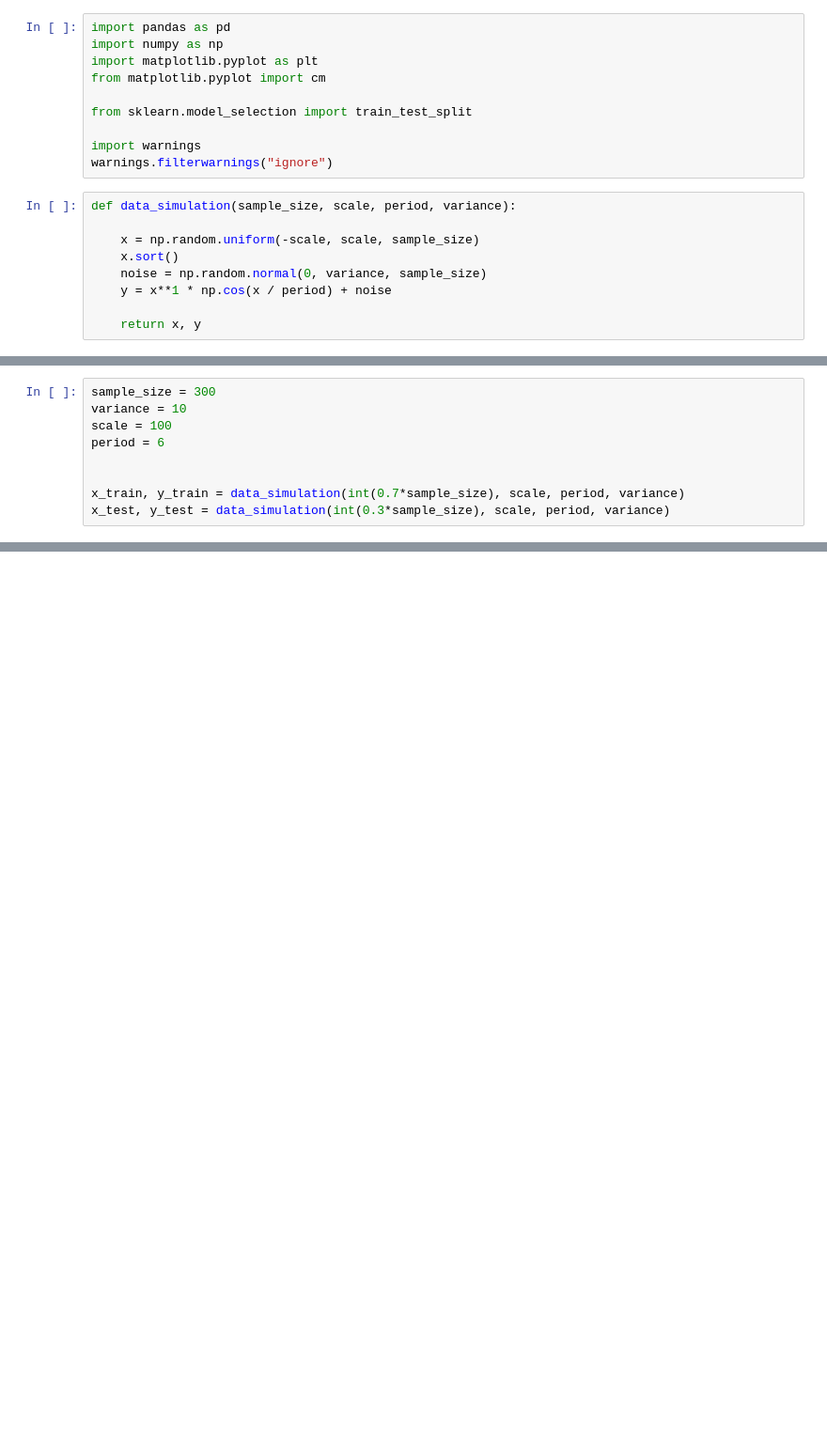
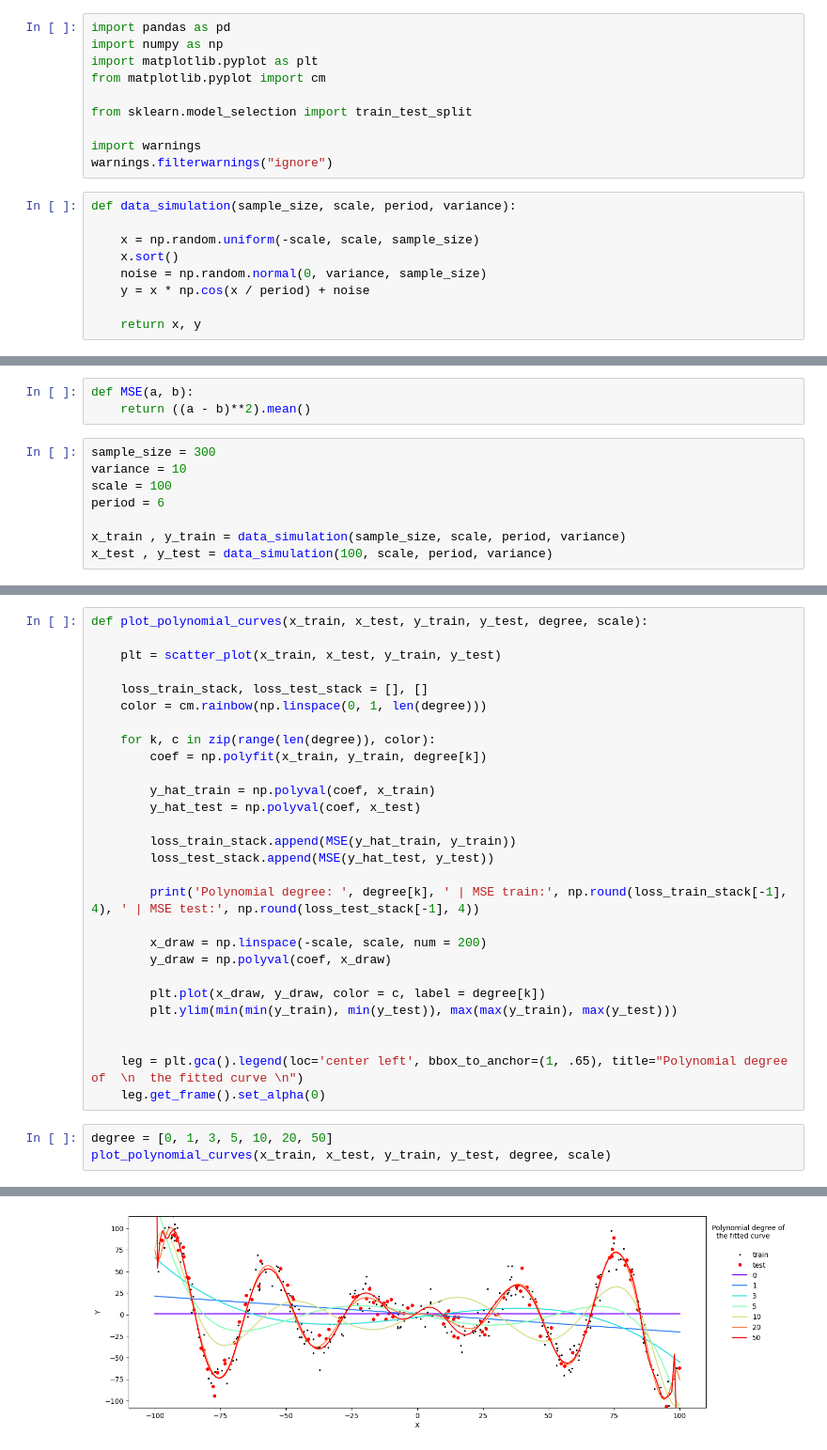
Before and after one commit to mus514/Machine-Learning-With-Python, a Jupyter notebook: intro/utilities.ipynb, the cells around one changed output, grey strips where cells are left out. Shown at 94% size. Saved outputs shown, nothing was run; the diff lists cells and outputs as text; blank space fills up the shorter version.

```diff
--- a/intro/utilities.ipynb
+++ b/intro/utilities.ipynb
@@ -14,7 +14,7 @@ def data_simulation(sample_size, scale, period, variance):
     x = np.random.uniform(-scale, scale, sample_size)
     x.sort()
     noise = np.random.normal(0, variance, sample_size)
-    y = x**1 * np.cos(x / period) + noise
+    y = x * np.cos(x / period) + noise
 
     return x, y
 # %%
@@ -29,11 +29,13 @@ def scatter_plot(x_train, x_test, y_train, y_test):
     leg.get_frame().set_alpha(0)
     return plt
+# %%
+def MSE(a, b):
+    return ((a - b)**2).mean()
 # %%
 sample_size = 300
 variance = 10
 scale = 100
 period = 6
 
-
-x_train, y_train = data_simulation(int(0.7*sample_size), scale, period, variance)
-x_test, y_test = data_simulation(int(0.3*sample_size), scale, period, variance)
+x_train , y_train = data_simulation(sample_size, scale, period, variance)
+x_test , y_test = data_simulation(100, scale, period, variance)
@@ -64,0 +42,32 @@ array([-1.        , -0.98994975, -0.9798995 , -0.96984925, -0.95979899,
+# %%
+def plot_polynomial_curves(x_train, x_test, y_train, y_test, degree, scale):
+
+    plt = scatter_plot(x_train, x_test, y_train, y_test)
+
+    loss_train_stack, loss_test_stack = [], []
+    color = cm.rainbow(np.linspace(0, 1, len(degree)))
+
+    for k, c in zip(range(len(degree)), color):
+        coef = np.polyfit(x_train, y_train, degree[k])
+
+        y_hat_train = np.polyval(coef, x_train)
+        y_hat_test = np.polyval(coef, x_test)
+
+        loss_train_stack.append(MSE(y_hat_train, y_train))
+        loss_test_stack.append(MSE(y_hat_test, y_test))
+
+        print('Polynomial degree: ', degree[k], ' | MSE train:', np.round(loss_train_stack[-1], 4), ' | MSE test:', np.round(loss_test_stack[-1], 4))
+
+        x_draw = np.linspace(-scale, scale, num = 200)
+        y_draw = np.polyval(coef, x_draw)
+
+        plt.plot(x_draw, y_draw, color = c, label = degree[k])
+        plt.ylim(min(min(y_train), min(y_test)), max(max(y_train), max(y_test)))
+
+
+    leg = plt.gca().legend(loc='center left', bbox_to_anchor=(1, .65), title="Polynomial degree of  \n  the fitted curve \n")
+    leg.get_frame().set_alpha(0)
+# %%
+degree = [0, 1, 3, 5, 10, 20, 50]
+plot_polynomial_curves(x_train, x_test, y_train, y_test, degree, scale)
+# %% [output]
@@ -64,0 +81 @@ array([-1.        , -0.98994975, -0.9798995 , -0.96984925, -0.95979899,
+[figure, added]
```
Also changed, not shown: parts of 4 cells of this notebook, 1 other file.
